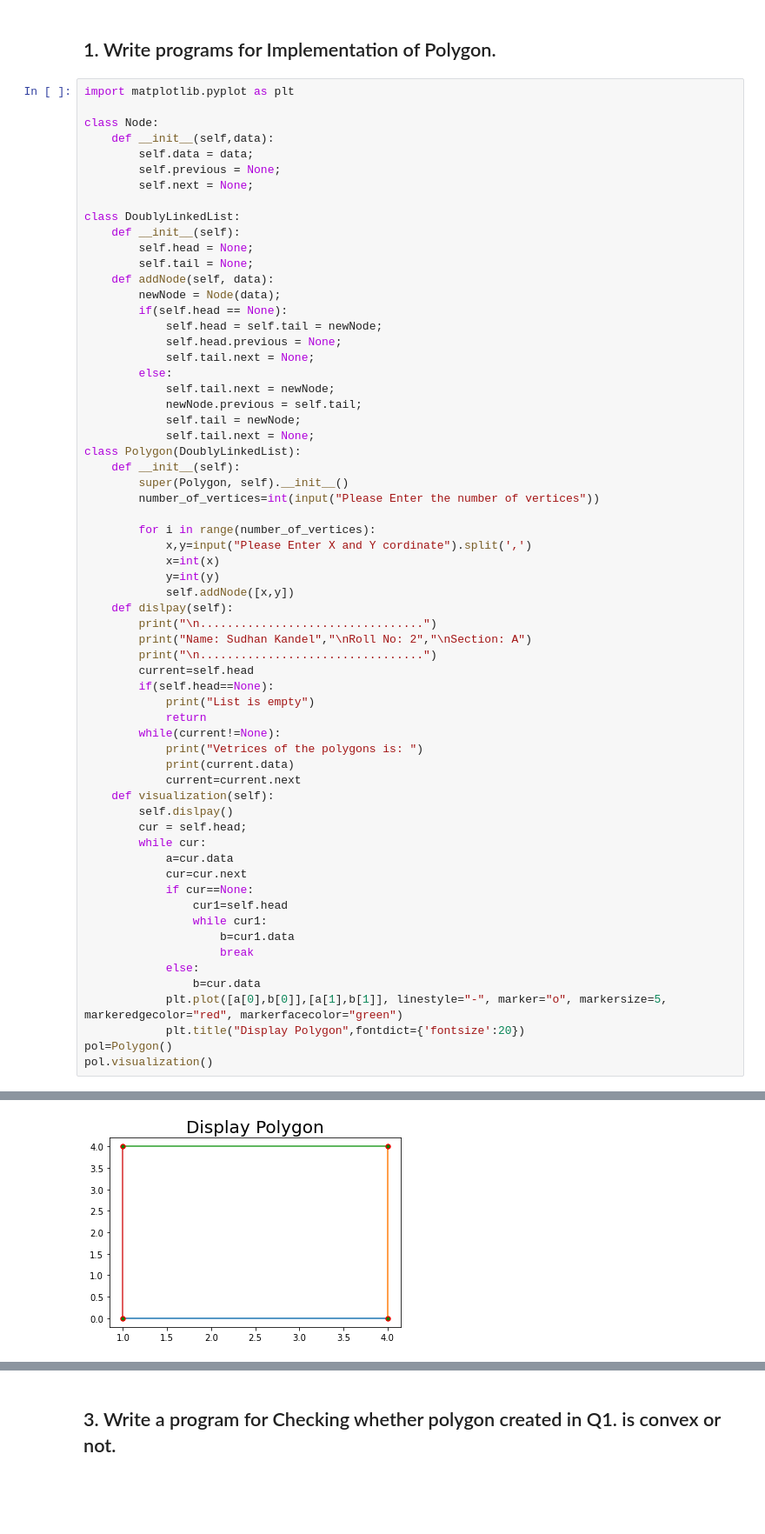
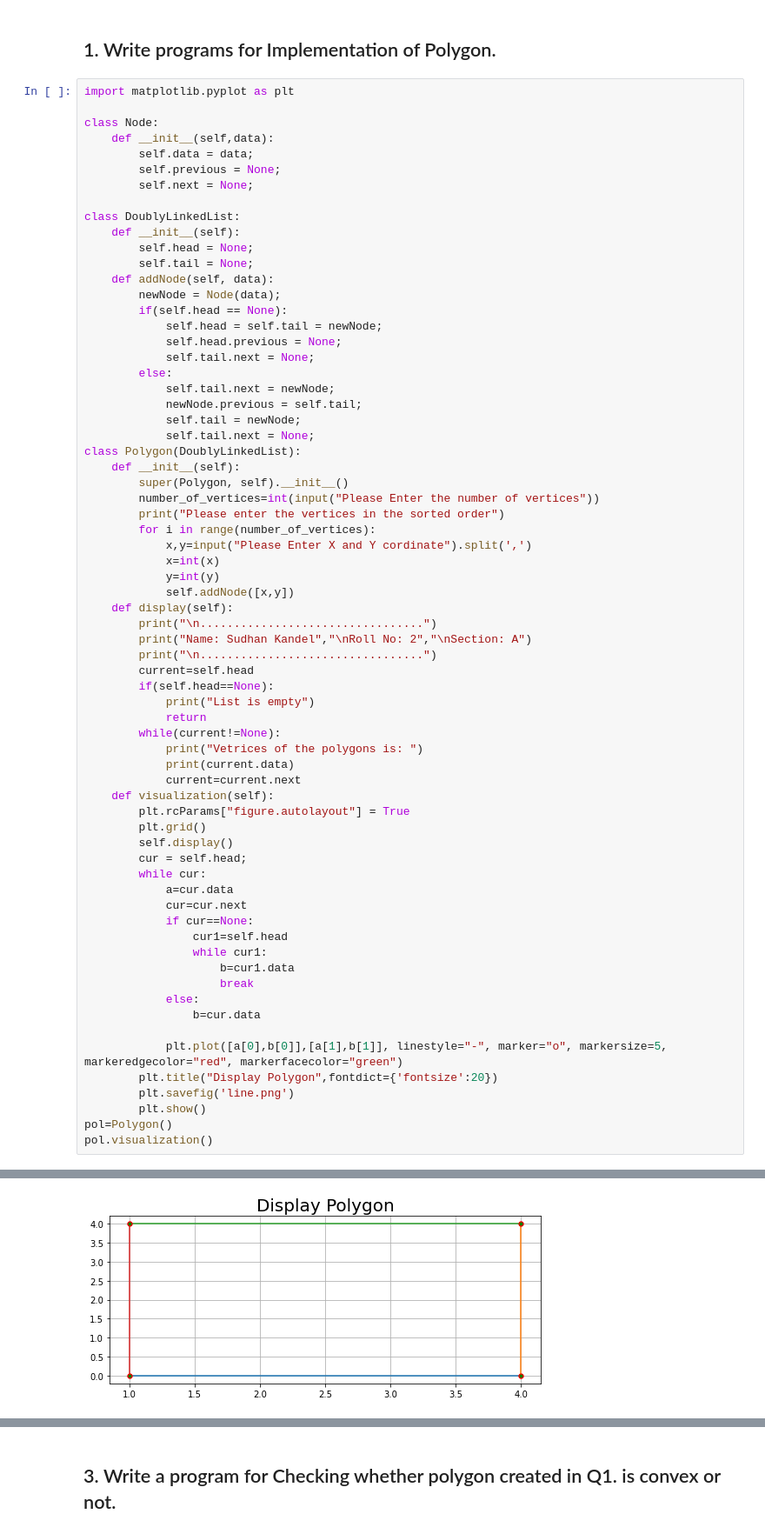
Before and after one commit to sudhankandel/CG-lab, a Jupyter notebook: SUDHAN_KANDEL_2_Lab2.ipynb, the cells around one changed output, grey strips where cells are left out. Shown: that part at 87% size. Drawn from its saved outputs; the diff is of its cells as text; blank space fills up the shorter version.

```diff
--- a/SUDHAN_KANDEL_2_Lab2.ipynb
+++ b/SUDHAN_KANDEL_2_Lab2.ipynb
@@ -32,13 +32,13 @@ class Polygon(DoublyLinkedList):
     def __init__(self):
         super(Polygon, self).__init__()
         number_of_vertices=int(input("Please Enter the number of vertices"))
-
+        print("Please enter the vertices in the sorted order")
         for i in range(number_of_vertices):
             x,y=input("Please Enter X and Y cordinate").split(',')
             x=int(x)
             y=int(y)
             self.addNode([x,y])
-    def dislpay(self):
+    def display(self):
         print("\n.................................")
         print("Name: Sudhan Kandel","\nRoll No: 2","\nSection: A")
         print("\n.................................")
@@ -51,7 +51,9 @@ class Polygon(DoublyLinkedList):
             print(current.data)
             current=current.next
     def visualization(self):
-        self.dislpay()
+        plt.rcParams["figure.autolayout"] = True
+        plt.grid()
+        self.display()
         cur = self.head;
         while cur:
             a=cur.data
@@ -63,8 +65,11 @@ class Polygon(DoublyLinkedList):
                     break
             else:
                 b=cur.data
+
             plt.plot([a[0],b[0]],[a[1],b[1]], linestyle="-", marker="o", markersize=5, markeredgecolor="red", markerfacecolor="green")
-            plt.title("Display Polygon",fontdict={'fontsize':20})
+        plt.title("Display Polygon",fontdict={'fontsize':20})
+        plt.savefig('line.png')
+        plt.show()
 pol=Polygon()
 pol.visualization()
 # %% [output]
@@ -87,6 +89,6 @@ Vetrices of the polygons is:
 Vetrices of the polygons is:
 [4, 4]
 Vetrices of the polygons is:
 [1, 4]
-[figure, old version]
+[figure, new version]
 # %% [markdown]
```
Also changed, not shown: parts of 4 cells of this notebook, 7 other files.
